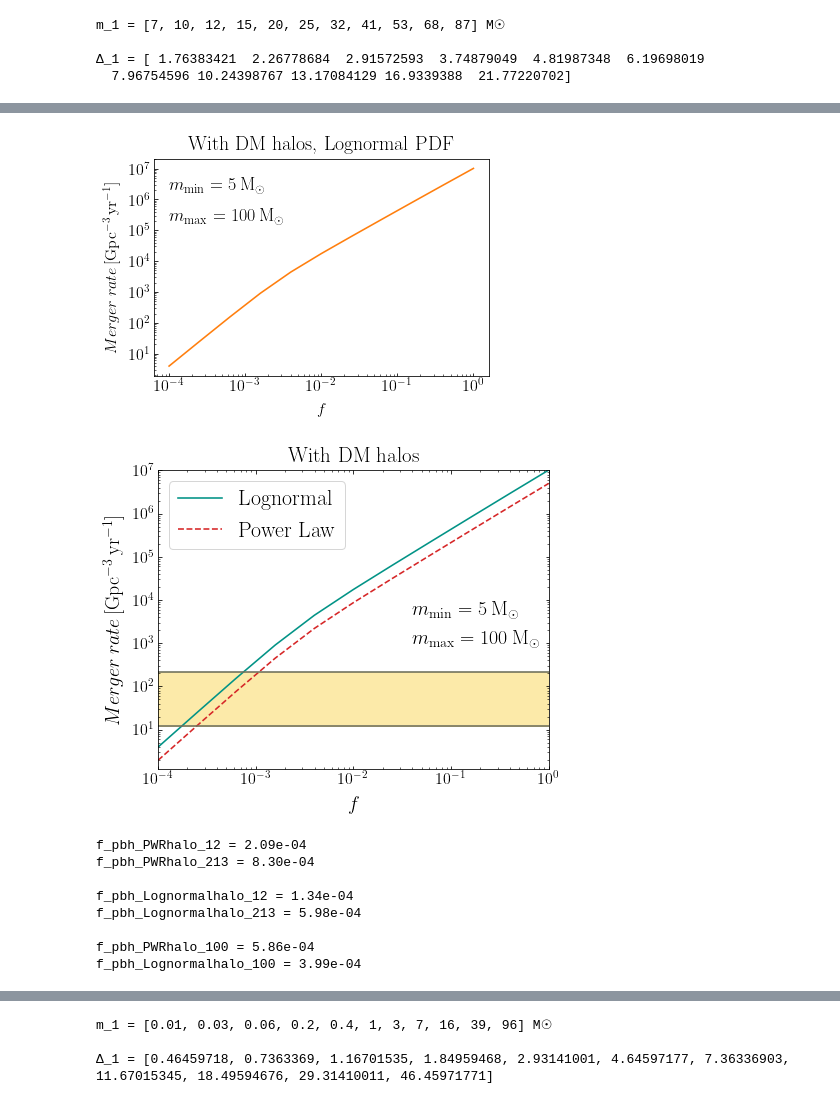
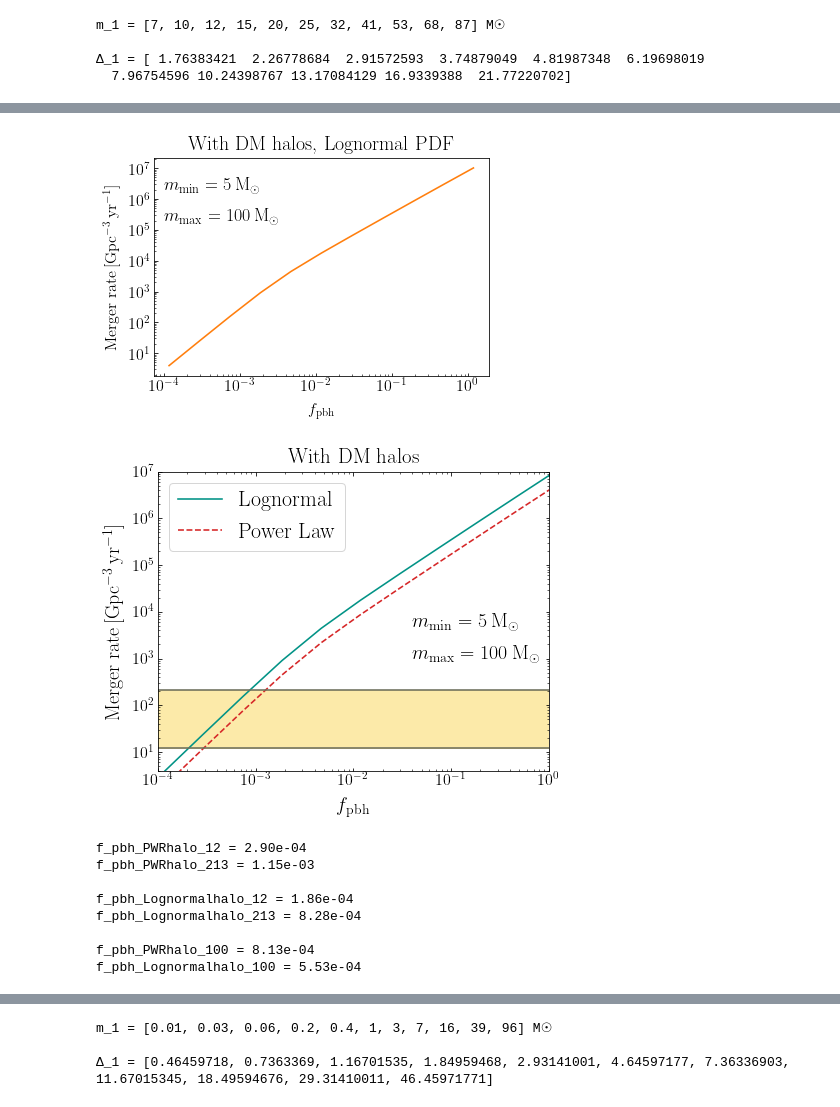
Before and after one commit to pratibhajangra591/Ifca-github, a Jupyter notebook: mergervsf.ipynb, the cells around one changed output, grey strips where cells are left out. Drawn from its saved outputs; the diff is of its cells as text; code cells hidden in the pictures.

```diff
--- a/mergervsf.ipynb
+++ b/mergervsf.ipynb
@@ -201,6 +208,11 @@ for i, y in enumerate(y_list):
 print("m_1 =", m_1_list, "M☉")
 print('\v')
 print("Δ_1 =", Δ_1_list)
+
+
+f = np.geomspace(1e-4, 1, 11)
+f_pbh = f/0.85
+f_pbh_list = f_pbh.tolist()
 # %% [output]
 m_1 = [7, 10, 12, 15, 20, 25, 32, 41, 53, 68, 87] M☉
 
@@ -500,7 +497,7 @@ f = np.geomspace(1e-4, 1, 11)
 f_list = f.tolist()
 
 
-for z, f in enumerate(f_list):
+for z, f_pbh in enumerate(f_pbh_list):
 
     merger_individual = 0
     merger_sum = 0
@@ -508,7 +505,7 @@ for z, f in enumerate(f_list):
     for i in range(11):
         for j in range(11):
 
-            f_pbh = 3.7e-3
+            f = f_pbh * 0.85
 
             def P(m):                  #Log-Normal PBH mass Distribution
                 σ = 0.6
@@ -544,19 +541,17 @@ plt.text(1e-4, 2e5, "$m_\mathrm{{max}} = 100 \: \mathrm{M_{\odot}}$", size = 18)
 plt.rc('lines', linewidth = 1.6)
 plt.xticks(fontsize = 16)
 plt.yticks(fontsize = 16)
-plt.loglog(f_list, merge_Lognormalhalo_1, 'C1')
-plt.xlabel('$f$', fontsize = 16, labelpad = 9)
-plt.ylabel('$Merger \: rate\,[\mathrm{Gpc^{-3}\,yr^{-1}}]$', fontsize = 16, labelpad = 9)
+plt.loglog(f_pbh_list, merge_Lognormalhalo_1, 'C1')
+plt.xlabel('$f_\mathrm{{pbh}}$', fontsize = 16, labelpad = 9)
+plt.ylabel('Merger  rate$ \,[\mathrm{Gpc^{-3}\,yr^{-1}}]$', fontsize = 16, labelpad = 9)
 plt.title('With  DM halos, Lognormal PDF', fontsize = 20, pad = 9)
 plt.show()
 # %% [output]
-[figure, old version]
+[figure, new version]
 # %%
 merge_Lognormalhalo_1 = np.load('merge_Lognormalhalo_1.npy')
 merge_PWRhalo_1 = np.load('merge_PWRhalo_1.npy')
 
-f = np.geomspace(1e-4, 1, 11)
-f_list = f.tolist()
 
 
 plt.figure(figsize = (7, 5.5))
@@ -572,66 +567,66 @@ plt.text(4e-2, 1e3, "$m_\mathrm{{max}} = 100 \: \mathrm{M_{\odot}}$", size = 20)
 plt.rc('lines', linewidth = 1.6)
 plt.xticks(fontsize = 16)
 plt.yticks(fontsize = 16)
-plt.loglog(f_list, merge_Lognormalhalo_1, '#029386')
-plt.loglog(f_list, merge_PWRhalo_1, 'C3', linestyle = '--')
+plt.loglog(f_pbh_list, merge_Lognormalhalo_1, '#029386')
+plt.loglog(f_pbh_list, merge_PWRhalo_1, 'C3', linestyle = '--')
 
 plt.xlim(1e-4, 1)
-plt.ylim(1.2, 1e7)
+plt.ylim(4, 1e7)
 
 plt.axhline(y = 12, color = '#6E705E')
 plt.axhline(y = 213, color = '#6E705E')
 plt.axhspan(12, 213, 1e-4, 1, color='#FBDD70', alpha=0.6)
 
 
-plt.xlabel('$f$', fontsize = 20, labelpad = 9)
-plt.ylabel('$Merger \: rate\,[\mathrm{Gpc^{-3}\,yr^{-1}}]$', fontsize = 20, labelpad = 9)
+plt.xlabel('$f_\mathrm{{pbh}}$', fontsize = 20, labelpad = 9)
+plt.ylabel('Merger rate$\,[\mathrm{Gpc^{-3}\,yr^{-1}}]$', fontsize = 20, labelpad = 9)
 plt.legend([ "Lognormal", "Power Law"], prop = {'size':22}, loc = 'upper left',
            facecolor = 'white', fontsize = 110)
 plt.title('With DM halos', fontsize = 21, pad = 9)
 plt.savefig('2mergervsfDM.pdf', bbox_inches = 'tight')
 plt.show()
 
 
 
 # Since for BBHs the merger rates detected by LIGO are in range (12 - 213) Gpc⁻3 yr^-1.
 # So, Huang paper follows the method of plotting merger rate vs f_pbh and then picking out the
 # values of f_pbh = f * 0.85 for the values of f having merger rate at 12 Gpc⁻3 yr^-1 and 213 Gpc⁻3 yr^-1.
 # And this is how they set a limit to f_pbh as per the mergers seen by LIGO.
 
 # So, I tried doing the same and see if the values of f and f_pbh used by us so far in the calculations of
 # merger rates are in the same limit or not. Turns out not.
 # In our case f_pbh is having smaller values for both Power Law and Lognoraml PDF.
 
 
 
 
 
-f_PWRhalo_12 = np.interp(12, merge_PWRhalo_1, f_list)
-f_PWRhalo_213 = np.interp(213, merge_PWRhalo_1, f_list)
-f_Lognormalhalo_12 = np.interp(12, merge_Lognormalhalo_1, f_list)
-f_Lognormalhalo_213 = np.interp(213, merge_Lognormalhalo_1, f_list)
+f_pbh_PWRhalo_12 = np.interp(12, merge_PWRhalo_1, f_pbh_list)
+f_pbh_PWRhalo_213 = np.interp(213, merge_PWRhalo_1, f_pbh_list)
+f_pbh_Lognormalhalo_12 = np.interp(12, merge_Lognormalhalo_1, f_pbh_list)
+f_pbh_Lognormalhalo_213 = np.interp(213, merge_Lognormalhalo_1, f_pbh_list)
 
-f_PWRhalo_100 = np.interp(100, merge_PWRhalo_1, f_list)
-f_Lognormalhalo_100 = np.interp(100, merge_Lognormalhalo_1, f_list)
+f_pbh_PWRhalo_100 = np.interp(100, merge_PWRhalo_1, f_pbh_list)
+f_pbh_Lognormalhalo_100 = np.interp(100, merge_Lognormalhalo_1, f_pbh_list)
 
-print("f_pbh_PWRhalo_12 =", '%0.2e'%(f_PWRhalo_12*0.85))
-print("f_pbh_PWRhalo_213 =", '%0.2e'%(f_PWRhalo_213*0.85))
+print("f_pbh_PWRhalo_12 =", '%0.2e'%f_pbh_PWRhalo_12)
+print("f_pbh_PWRhalo_213 =", '%0.2e'%f_pbh_PWRhalo_213)
 print('\v')
-print("f_pbh_Lognormalhalo_12 =", '%0.2e'%(f_Lognormalhalo_12*0.85))
-print("f_pbh_Lognormalhalo_213 =", '%0.2e'%(f_Lognormalhalo_213*0.85))
+print("f_pbh_Lognormalhalo_12 =", '%0.2e'%f_pbh_Lognormalhalo_12)
+print("f_pbh_Lognormalhalo_213 =", '%0.2e'%f_pbh_Lognormalhalo_213)
 print('\v')
-print("f_pbh_PWRhalo_100 =", '%0.2e'%(f_PWRhalo_100*0.85))
-print("f_pbh_Lognormalhalo_100 =", '%0.2e'%(f_Lognormalhalo_100*0.85))
+print("f_pbh_PWRhalo_100 =", '%0.2e'%f_pbh_PWRhalo_100)
+print("f_pbh_Lognormalhalo_100 =", '%0.2e'%f_pbh_Lognormalhalo_100)
 # %% [output]
-[figure, old version]
+[figure, new version]
-f_pbh_PWRhalo_12 = 2.09e-04
-f_pbh_PWRhalo_213 = 8.30e-04
+f_pbh_PWRhalo_12 = 2.90e-04
+f_pbh_PWRhalo_213 = 1.15e-03
 
-f_pbh_Lognormalhalo_12 = 1.34e-04
-f_pbh_Lognormalhalo_213 = 5.98e-04
+f_pbh_Lognormalhalo_12 = 1.86e-04
+f_pbh_Lognormalhalo_213 = 8.28e-04
 
-f_pbh_PWRhalo_100 = 5.86e-04
-f_pbh_Lognormalhalo_100 = 3.99e-04
+f_pbh_PWRhalo_100 = 8.13e-04
+f_pbh_Lognormalhalo_100 = 5.53e-04
 # %%
 merge_PWRhalo_1 = np.load('merge_PWRhalo_1.npy')
 merge_PWR_1 = np.load('merge_PWR_1.npy')
```
Also changed, not shown: parts of 16 cells of this notebook.
